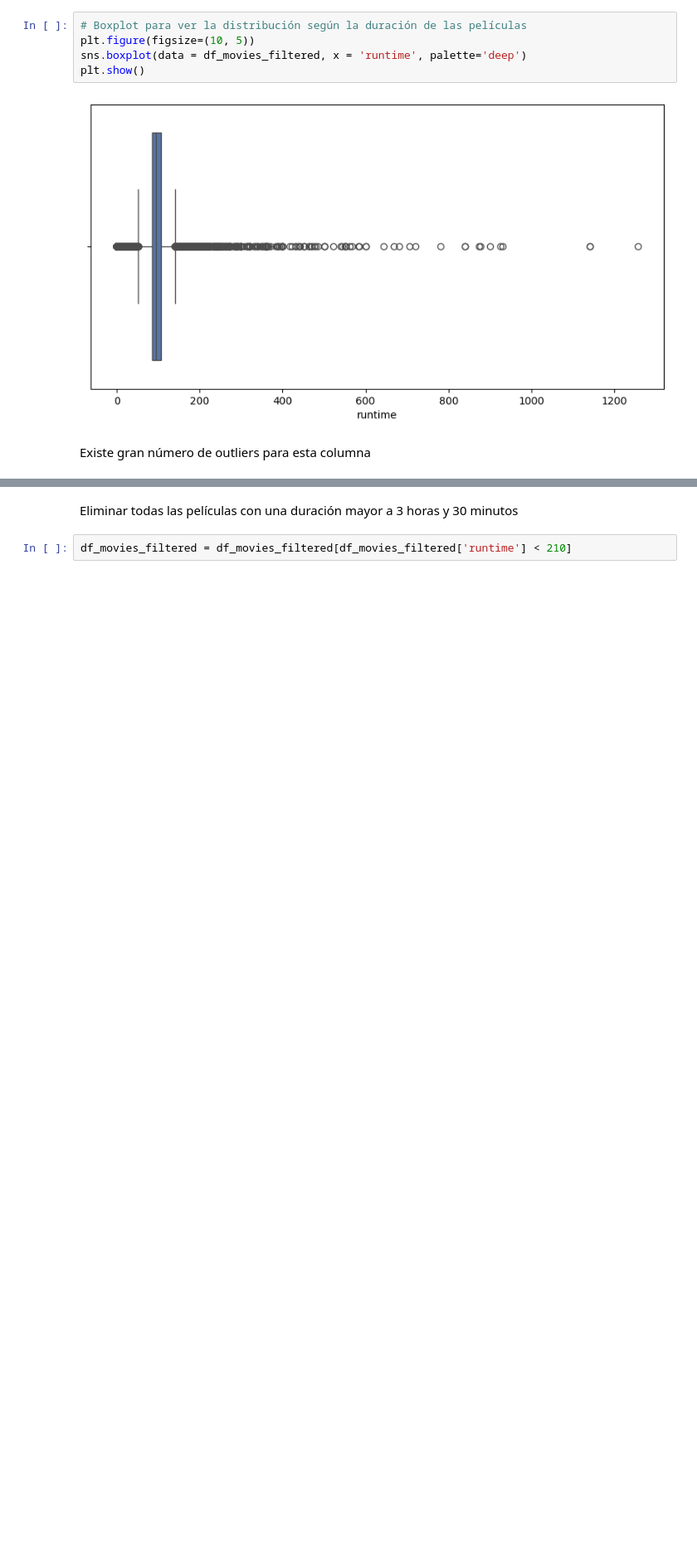
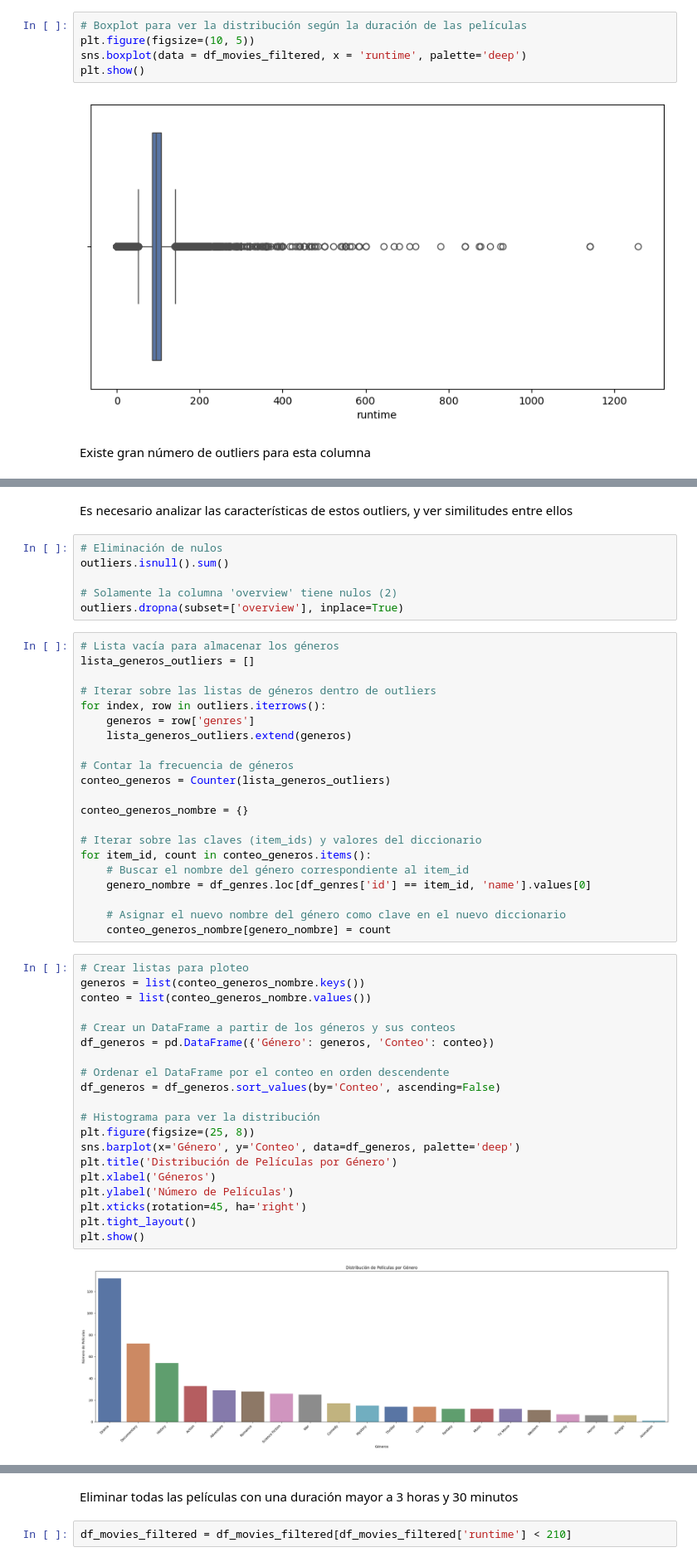
Before and after one commit to alejocampos1/Movies_Recommendation_2024, a Jupyter notebook: Notebooks/eda.ipynb, the cells around one changed output, grey strips where cells are left out. Shown at 83% size. Saved outputs shown, nothing was run; the diff lists cells and outputs as text; blank space fills up the shorter version.

```diff
--- a/Notebooks/eda.ipynb
+++ b/Notebooks/eda.ipynb
@@ -256,0 +277,51 @@ print(outliers_count)
+# %% [markdown]
+Es necesario analizar las características de estos outliers, y ver similitudes entre ellos
+# %%
+# Eliminación de nulos
+outliers.isnull().sum()
+
+# Solamente la columna 'overview' tiene nulos (2)
+outliers.dropna(subset=['overview'], inplace=True)
+# %%
+# Lista vacía para almacenar los géneros
+lista_generos_outliers = []
+
+# Iterar sobre las listas de géneros dentro de outliers
+for index, row in outliers.iterrows():
+    generos = row['genres']
+    lista_generos_outliers.extend(generos)
+
+# Contar la frecuencia de géneros
+conteo_generos = Counter(lista_generos_outliers)
+
+conteo_generos_nombre = {}
+
+# Iterar sobre las claves (item_ids) y valores del diccionario
+for item_id, count in conteo_generos.items():
+    # Buscar el nombre del género correspondiente al item_id
+    genero_nombre = df_genres.loc[df_genres['id'] == item_id, 'name'].values[0]
+
+    # Asignar el nuevo nombre del género como clave en el nuevo diccionario
+    conteo_generos_nombre[genero_nombre] = count
+# %%
+# Crear listas para ploteo
+generos = list(conteo_generos_nombre.keys())
+conteo = list(conteo_generos_nombre.values())
+
+# Crear un DataFrame a partir de los géneros y sus conteos
+df_generos = pd.DataFrame({'Género': generos, 'Conteo': conteo})
+
+# Ordenar el DataFrame por el conteo en orden descendente
+df_generos = df_generos.sort_values(by='Conteo', ascending=False)
+
+# Histograma para ver la distribución
+plt.figure(figsize=(25, 8))
+sns.barplot(x='Género', y='Conteo', data=df_generos, palette='deep')
+plt.title('Distribución de Películas por Género')
+plt.xlabel('Géneros')
+plt.ylabel('Número de Películas')
+plt.xticks(rotation=45, ha='right')
+plt.tight_layout()
+plt.show()
+# %% [output]
+[figure, added]
```
Also changed, not shown: parts of 38 cells of this notebook, 1 other file.
